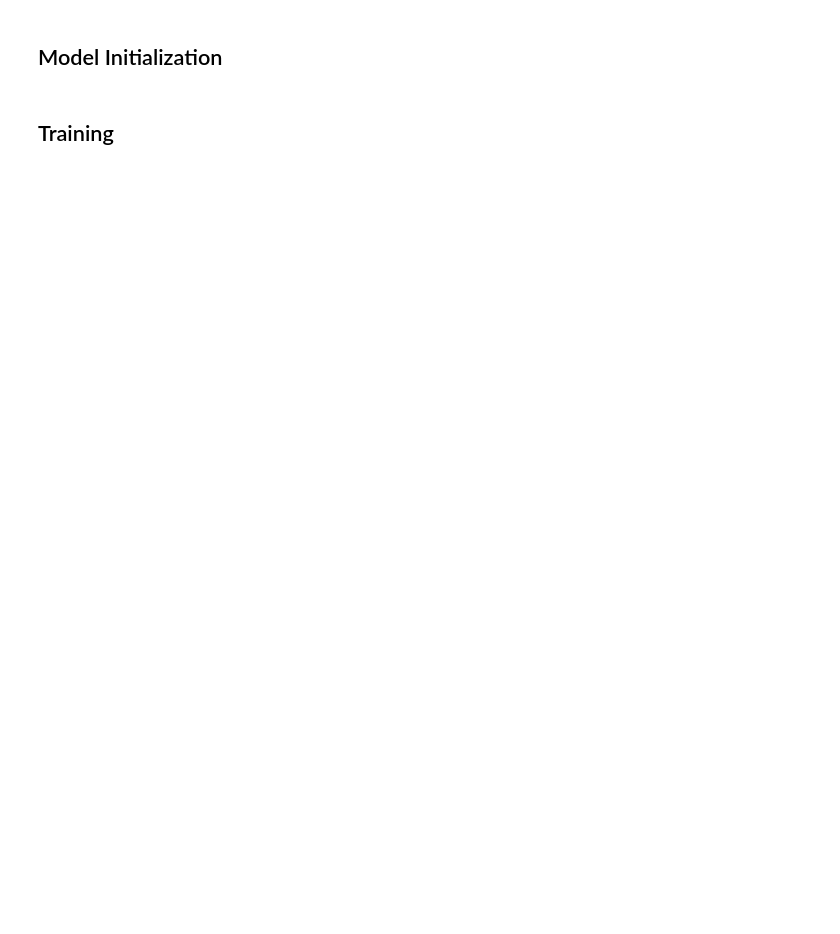
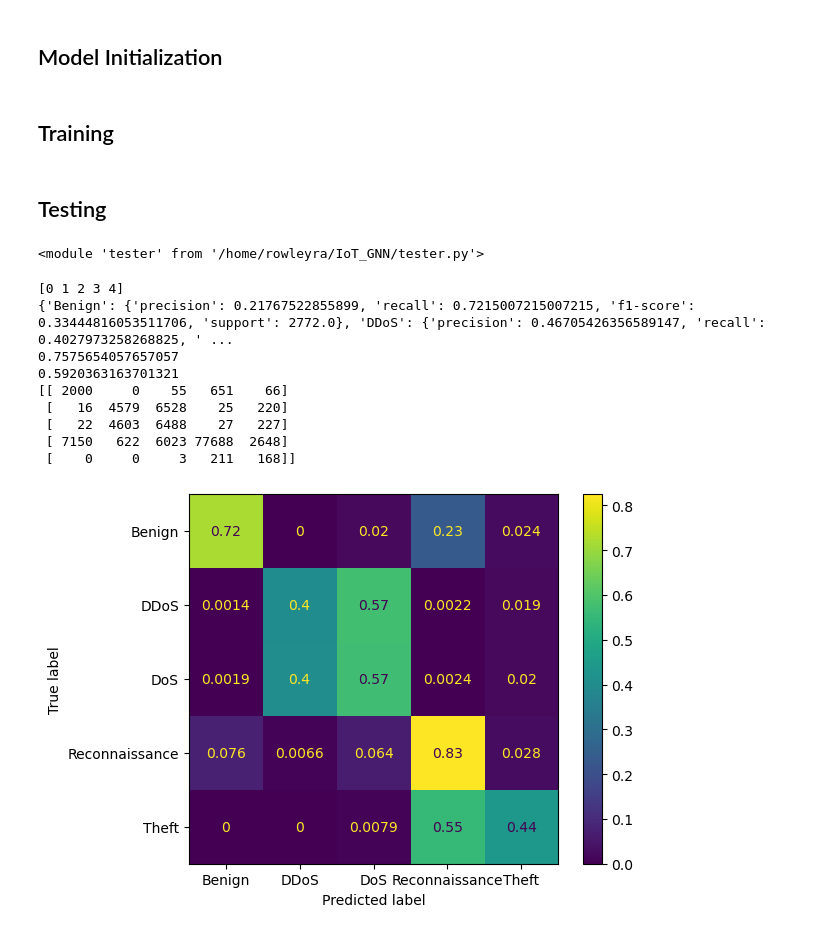
Before and after one commit to raphaelrowley/IoT_GNN, a Jupyter notebook: iot.ipynb, the cells around one changed output. Drawn from its saved outputs; the diff is of its cells as text; code cells hidden in the pictures; blank space fills up the shorter version.

Commit message:
Initial revision of tester.

```diff
--- a/iot.ipynb
+++ b/iot.ipynb
@@ -35,6 +36,7 @@ Datasets can be found at: https://drive.google.com/drive/folders/14t41P09gXTsCqP
 multiclass = True
 train_data = IoTDataset(version=1, multiclass=multiclass)
 val_data = IoTDataset(version=1, multiclass=multiclass, split='val')
+test_data = IoTDataset(version=1, multiclass=multiclass, split='test')
 # %% [markdown]
 ## Sanity Check
 Running forward pass on the untrained E_GraphSAGE model.
@@ -78,3 +77,25 @@ trainer.train_model(model, False)
 # %%
 # Train the FCNN
 trainer.train_model(model2, False)
+# %% [markdown]
+## Testing
+# %%
+import importlib
+importlib.reload(tester)
+# %% [output]
+<module 'tester' from '/home/rowleyra/IoT_GNN/tester.py'>
+# %%
+tester_inst = tester.ModelTester(test_data, False)
+# %%
+tester_inst.test_model(model)
+# %% [output]
+[0 1 2 3 4]
+{'Benign': {'precision': 0.21767522855899, 'recall': 0.7215007215007215, 'f1-score': 0.33444816053511706, 'support': 2772.0}, 'DDoS': {'precision': 0.46705426356589147, 'recall': 0.4027973258268825, ' ...
+0.7575654057657057
+0.5920363163701321
+[[ 2000     0    55   651    66]
+ [   16  4579  6528    25   220]
+ [   22  4603  6488    27   227]
+ [ 7150   622  6023 77688  2648]
+ [    0     0     3   211   168]]
+[figure, added]
```
Also changed, not shown: parts of 3 cells of this notebook, 2 other files.
